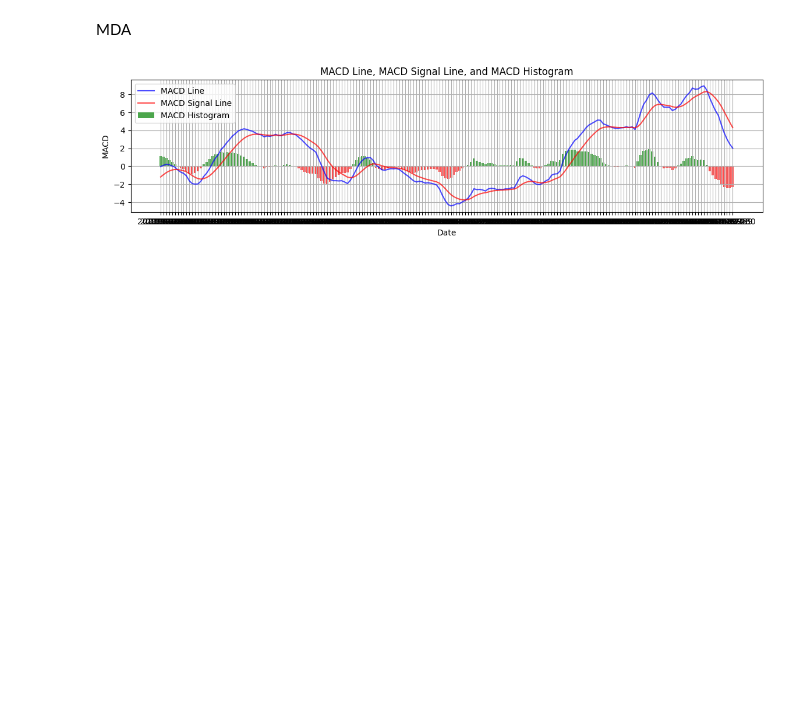
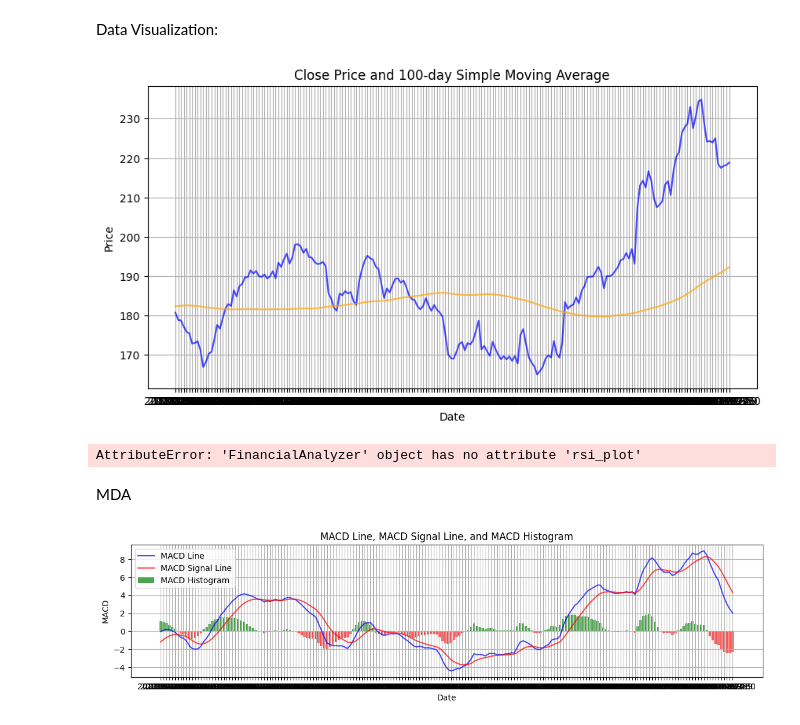
Before and after one commit to J0-Y0/stock_market_data_analysis, a Jupyter notebook: notebooks/yfinance_analysis.ipynb, the cells around one changed output. Drawn from its saved outputs; the diff is of its cells as text; code cells hidden in the pictures; blank space fills up the shorter version.

```diff
--- a/notebooks/yfinance_analysis.ipynb
+++ b/notebooks/yfinance_analysis.ipynb
@@ -16,0 +8,4 @@ df
+# %%
+analyzer = FinancialAnalyzer("AAPL")
+df = analyzer.load_data()
+df.head()
@@ -31,15 +33,0 @@ moving average trading signal based on the last 100 says , AS A SHORT term trade
-# %%
-df["SMA_100"] = ta.SMA(df["Close"], timeperiod=100)
-# Calculate EMA (Exponential Moving Average)
-df["EMA_12"] = ta.EMA(df["Close"], timeperiod=12)
-df["EMA_26"] = ta.EMA(df["Close"], timeperiod=26)
-
-plt.figure(figsize=(10, 5))
-plt.plot(df["Close"].iloc[-500:], label="Close Price", color="blue", alpha=0.7)
-plt.plot(df["SMA_100"].iloc[-500:], label="100-day SMA", color="orange", alpha=0.7)
-plt.title("Close Price and 100-day Simple Moving Average")
-plt.xlabel("Date")
-plt.ylabel("Price")
-
-plt.grid(True)
-plt.show()
@@ -50,12 +33,0 @@ Relative Strength Index(RSI) of 14 days loos and gain
-# %%
-df["RSI"] = ta.RSI(df["Close"], timeperiod=14)
-plt.figure(figsize=(14, 7))
-plt.plot(df.index[-500:], df["RSI"].iloc[-500:], label="RSI", color="purple", alpha=0.7)
-plt.axhline(y=70, color="gray", linestyle="--", label="Overbought (70)")
-plt.axhline(y=30, color="gray", linestyle="--", label="Oversold (30)")
-plt.title("Relative Strength Index (RSI)")
-plt.xlabel("Date")
-plt.ylabel("RSI")
-plt.legend()
-plt.grid(True)
-plt.show()
@@ -63,0 +36,7 @@ plt.show()
+# %%
+sma = 100  # a short trader consider a price period  of  last 100 days
+ema1 = 12  # lower EMA time period
+ema2 = 26  # upper EMA time period
+rsi = 14  #  consider a period of 14 days  loos and gain
+df = analyzer.market_signals(df, sma, ema1, ema2, rsi)
+df.tail()
@@ -64,3 +51,13 @@ plt.show()
+# %% [markdown]
+Data Visualization:
+# %%
+analyzer.sma_plot(df.iloc[-200:])
+# %% [output]
+[figure, added]
+# %%
+analyzer.rsi_plot(df.iloc[-200:])
+# %% [output]
+AttributeError: 'FinancialAnalyzer' object has no attribute 'rsi_plot'
 # %% [markdown]
 MDA
 # %%
```
Also changed, not shown: parts of 11 cells of this notebook, 2 other files.
